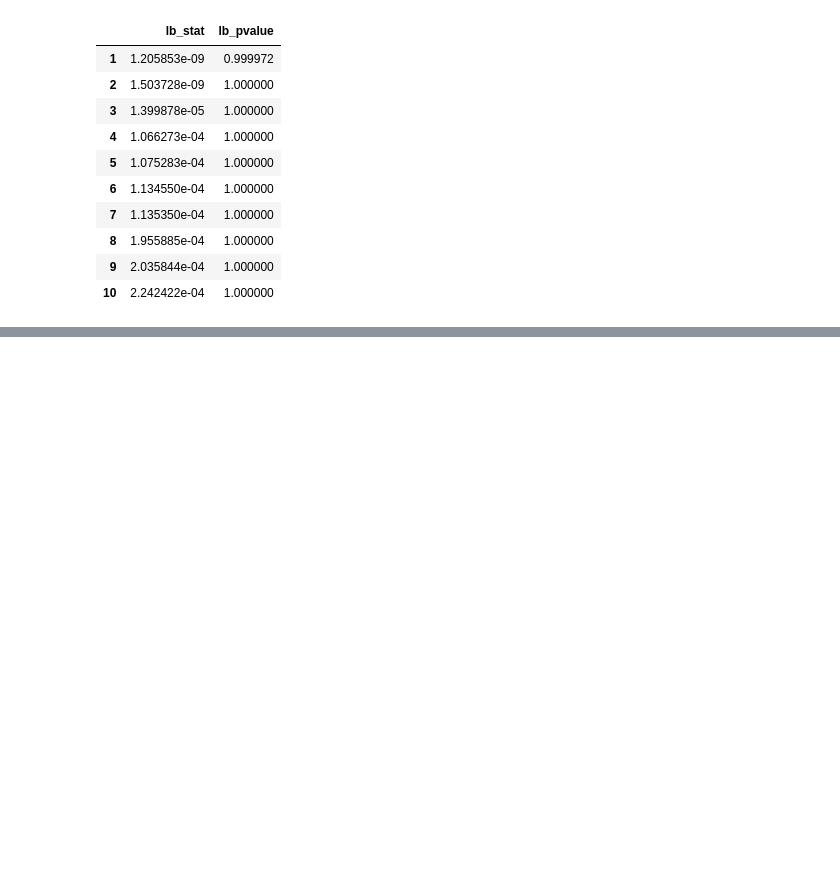
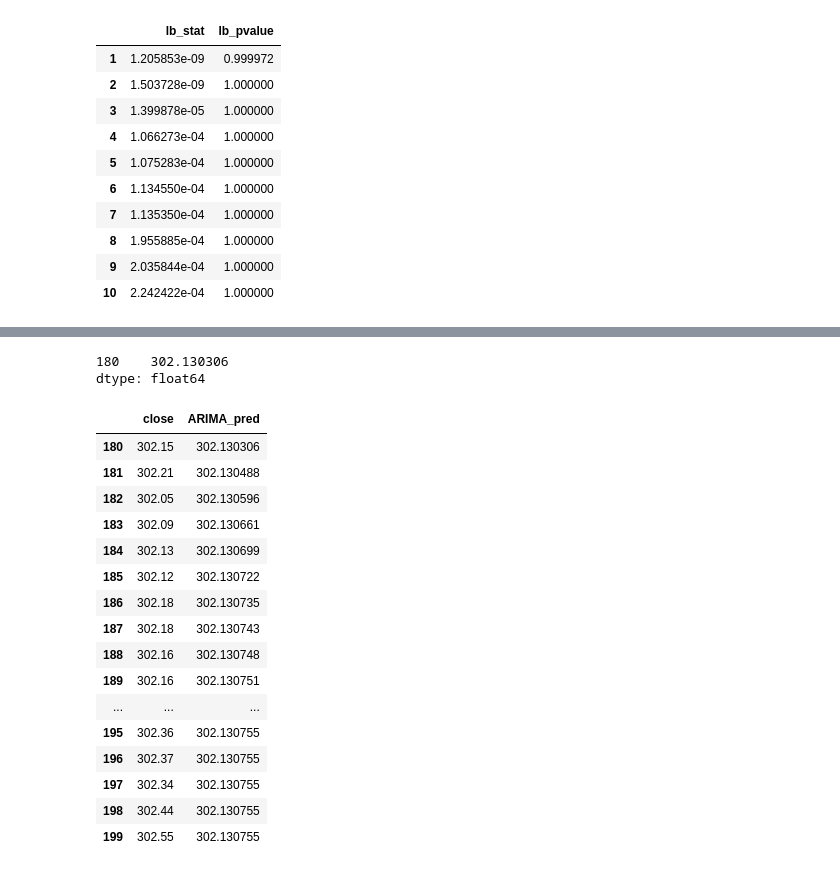
Before and after one commit to afedyanin/vertr-ml, a Jupyter notebook: notebooks/time_series/arima_sber_sample.ipynb, the cells around one changed output, grey strips where cells are left out. Drawn from its saved outputs; the diff is of its cells as text; code cells hidden in the pictures; blank space fills up the shorter version.

```diff
--- a/notebooks/time_series/arima_sber_sample.ipynb
+++ b/notebooks/time_series/arima_sber_sample.ipynb
@@ -137,0 +146,32 @@ p. in[53]
+# %%
+forecast = model_fit.get_forecast()
+forecast.predicted_mean
+
+#ARIMA_pred = model_fit.get_prediction(180, 199).predicted_mean
+#ARIMA_pred
+# %% [output]
+180    302.130306
+dtype: float64
+# %%
+df_test = pd.DataFrame(test)
+df_test['ARIMA_pred'] = ARIMA_pred
+
+df_test
+# %% [output]
+|  | close | ARIMA_pred |
+| 180 | 302.15 | 302.130306 |
+| 181 | 302.21 | 302.130488 |
+| 182 | 302.05 | 302.130596 |
+| 183 | 302.09 | 302.130661 |
+| 184 | 302.13 | 302.130699 |
+| 185 | 302.12 | 302.130722 |
+| 186 | 302.18 | 302.130735 |
+| 187 | 302.18 | 302.130743 |
+| 188 | 302.16 | 302.130748 |
+| 189 | 302.16 | 302.130751 |
+| ... | ... | ... |
+| 195 | 302.36 | 302.130755 |
+| 196 | 302.37 | 302.130755 |
+| 197 | 302.34 | 302.130755 |
+| 198 | 302.44 | 302.130755 |
+| 199 | 302.55 | 302.130755 |
```
Also changed, not shown: parts of 8 cells of this notebook.
